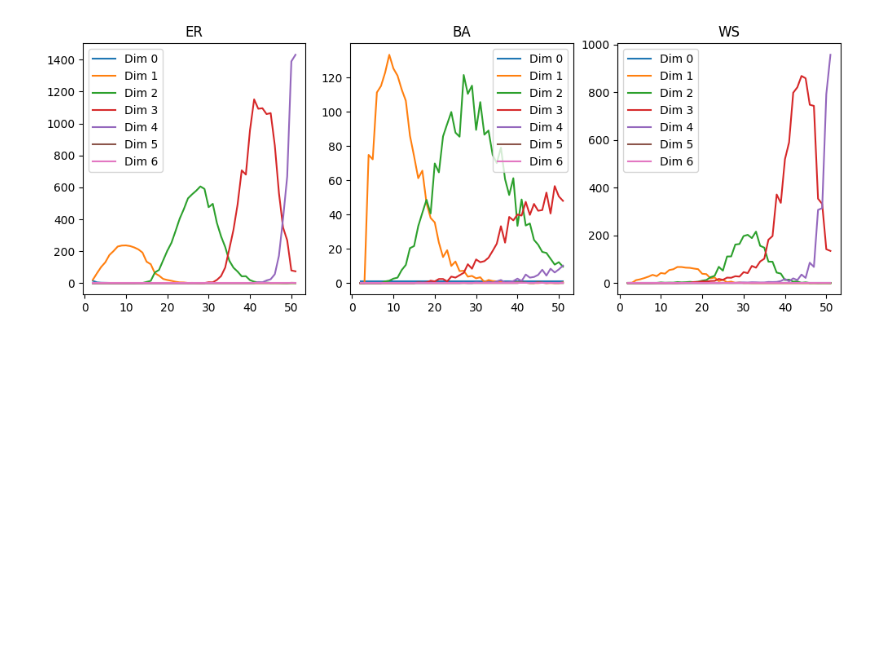
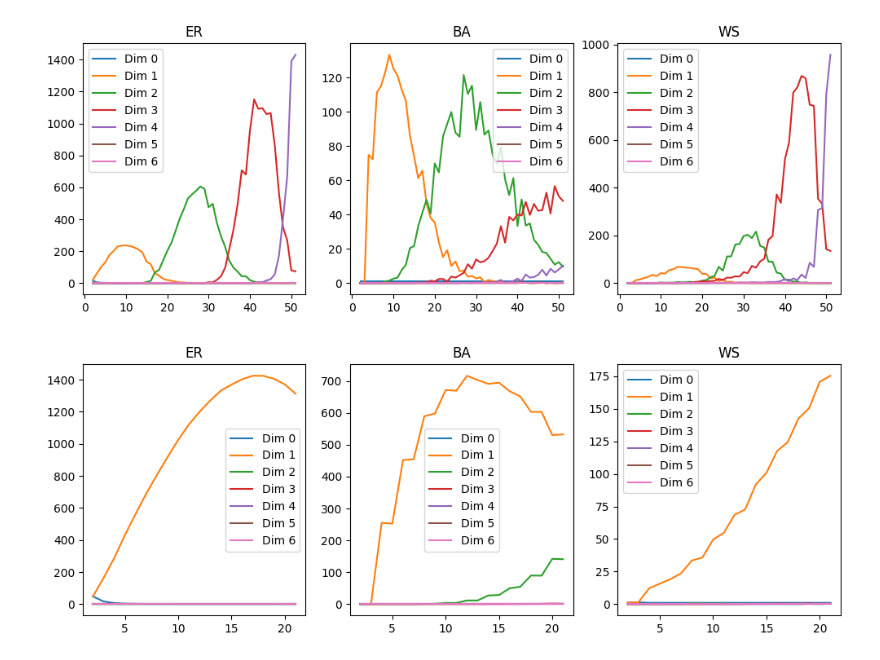
Before and after one commit to JunioCesarFerreira/ComplexNetworks, a Jupyter notebook: MyProject/complex-simplicial-network.ipynb, the cells around one changed output. Drawn from its saved outputs; the diff is of its cells as text; code cells hidden in the pictures; blank space fills up the shorter version.

```diff
--- a/MyProject/complex-simplicial-network.ipynb
+++ b/MyProject/complex-simplicial-network.ipynb
@@ -872,0 +874,4 @@ test_generate_networks_plot_degree_betti_num(500, 2, 227, 5)
+# %%
+test_generate_networks_plot_degree_betti_num(297, 2, 22, 30)
+# %% [output]
+[figure, added]
```
Also changed, not shown: parts of 6 cells of this notebook.
